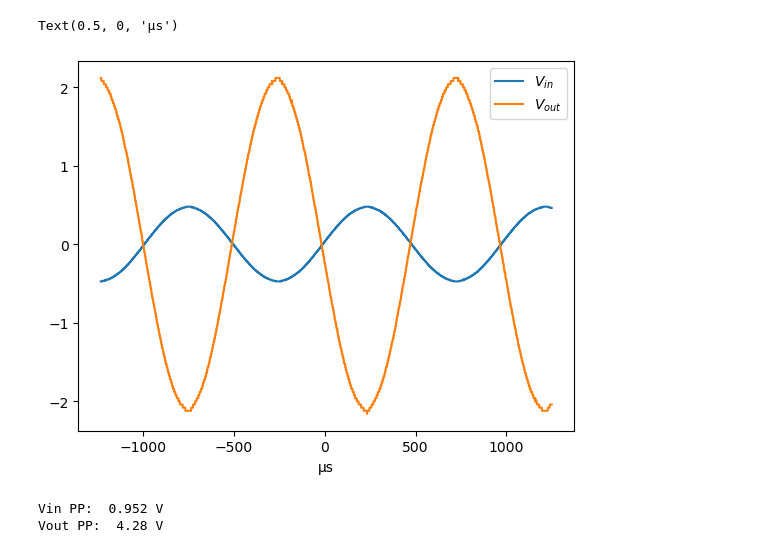
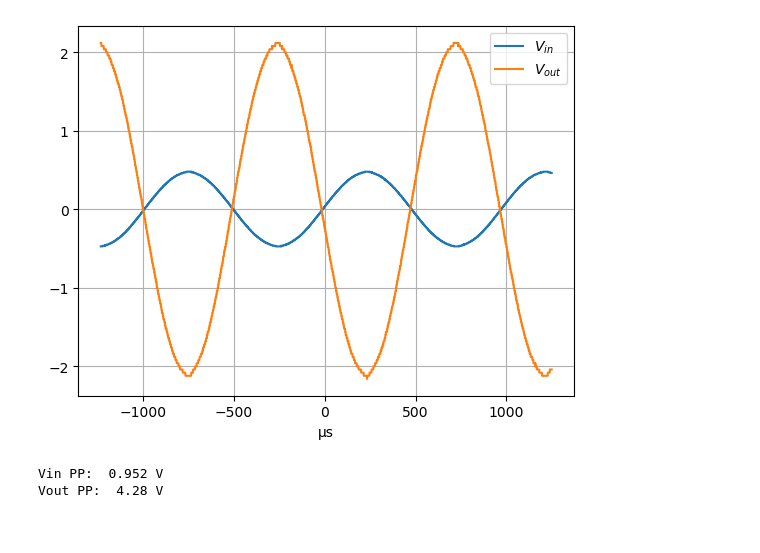
Before and after one commit to Emanuel600/Misc, a Jupyter notebook: Simul_Controle/Osci_read_test.ipynb, the cells around one changed output. Saved outputs shown, nothing was run; the diff lists cells and outputs as text; code cells hidden in the pictures.

```diff
--- a/Simul_Controle/Osci_read_test.ipynb
+++ b/Simul_Controle/Osci_read_test.ipynb
@@ -9,16 +9,17 @@ ch2 = pd.read_csv("Input Files\F0000CH2.CSV")
 # %%
 Vin  = np.array(ch1["CH1"])
 Vout = np.array(ch2["CH2"])
 t    = np.array(ch1["time"])*1e6        # Sample rate of 1 us
 ####
 plt.plot(t, Vin)
 plt.plot(t, Vout)
 ####
 plt.legend(["$V_{in}$", "$V_{out}$"])
 plt.xlabel("μs")
+plt.grid()
+plt.show()
 # %% [output]
-Text(0.5, 0, 'μs')
-[figure, old version]
+[figure, new version]
 # %%
 print("Vin PP: ", np.max(Vin)-np.min(Vin), "V")     # Pelo osciloscópio: 960  mV
 print("Vout PP: ", np.max(Vout)-np.min(Vout), "V")  # Pelo osciloscópio: 4.28  V
```
Also changed, not shown: parts of 2 cells of this notebook, 4 other files.
